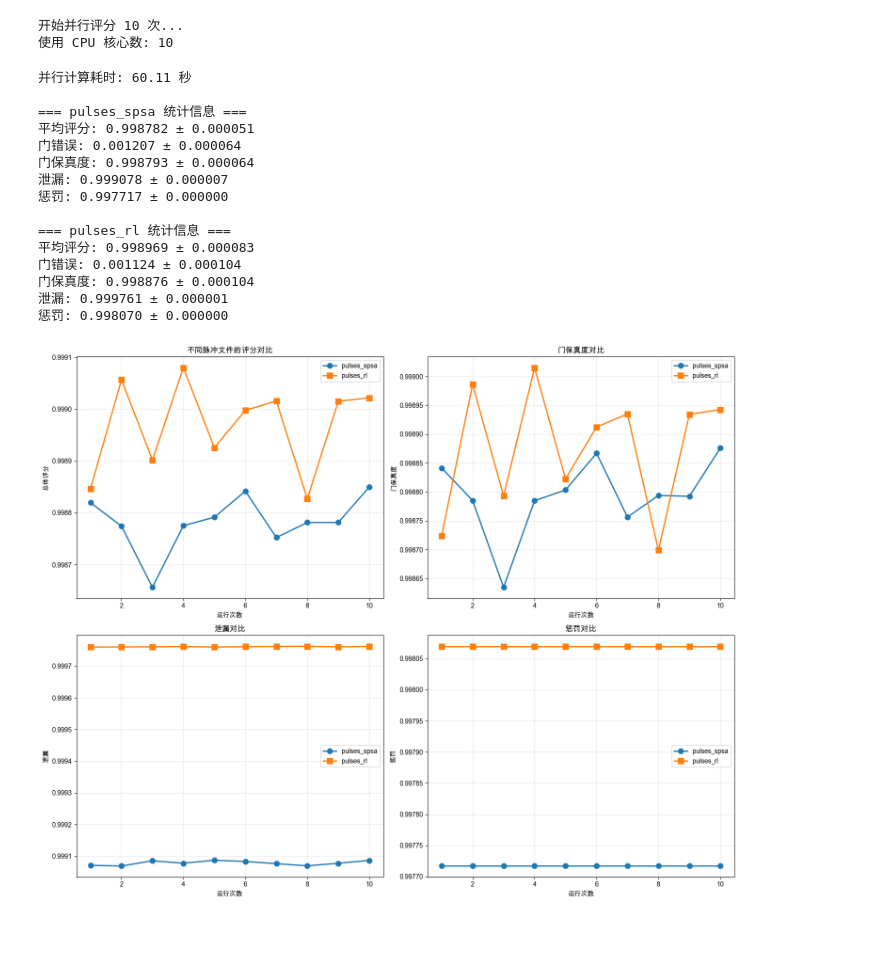
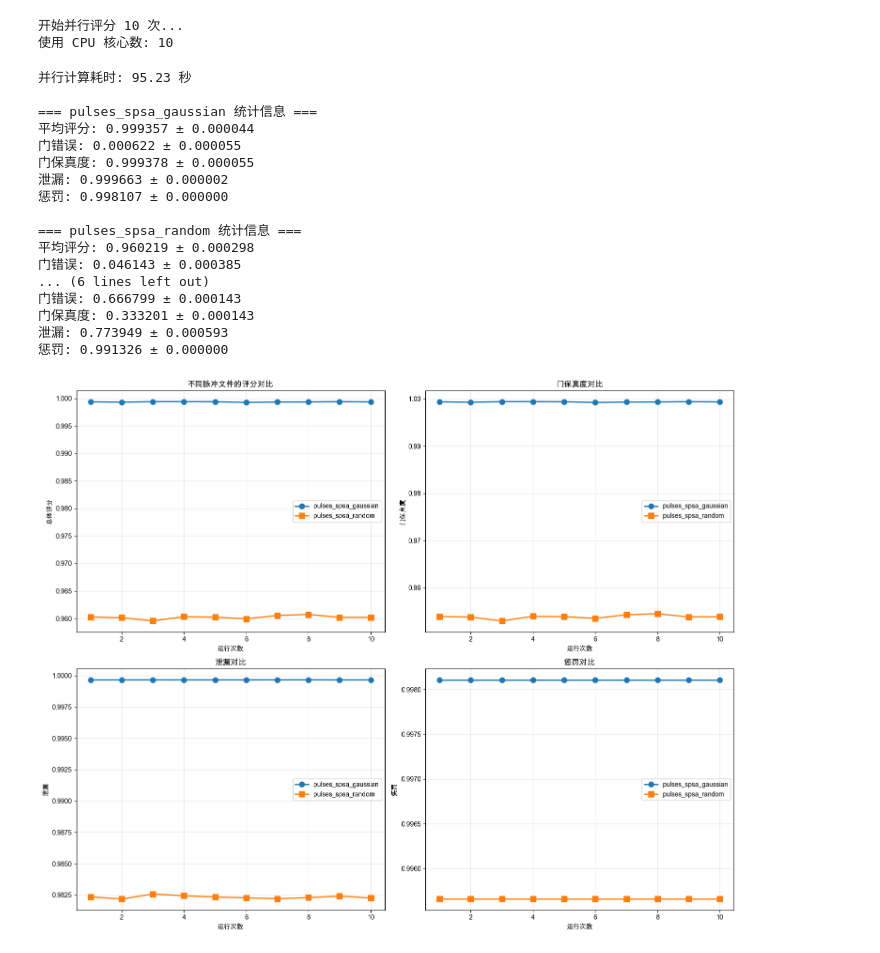
Before and after one commit to Leonardo-F/PulseOptimization, a Jupyter notebook: code/single_qubit/compare.ipynb, the cells around one changed output. Saved outputs shown, nothing was run; the diff lists cells and outputs as text; code cells hidden in the pictures.

```diff
--- a/code/single_qubit/compare.ipynb
+++ b/code/single_qubit/compare.ipynb
@@ -14,20 +25,11 @@ rcParams['axes.unicode_minus'] = False
 # %%
-
-# 运行次数
-iters_num = 10
-
-# 加载脉冲
-pulses_1 = np.load('results/pulses_spsa.npy')  # Shape: (30, 2)
-pulses_2 = np.load("results/pulses_rl.npy")
-
-phi = 0.0
-
 print(f"开始并行评分 {iters_num} 次...")
 print(f"使用 CPU 核心数: {cpu_count()}")
 
 # 准备并行计算参数
 args_list_1 = [(pulses_1, phi, False) for _ in range(iters_num)]
 args_list_2 = [(pulses_2, phi, False) for _ in range(iters_num)]
+args_list_3 = [(pulses_3, phi, False) for _ in range(iters_num)]
 
 # 使用多进程并行计算
 start_time = time.time()
@@ -35,6 +37,7 @@ with Pool() as pool:
     # 并行计算两组脉冲的评分
     results_1 = pool.map(evaluate_pulse, args_list_1)
     results_2 = pool.map(evaluate_pulse, args_list_2)
+    results_3 = pool.map(evaluate_pulse, args_list_3)
 end_time = time.time()
 
 # 提取结果
@@ -50,40 +53,55 @@ gate_fidelity_list_2 = [r[2] for r in results_2]
 leakage_list_2 = [r[3] for r in results_2]
 penalty_list_2 = [r[4] for r in results_2]
 
+score_list_3 = [r[0] for r in results_3]
+gate_error_list_3 = [r[1] for r in results_3]
+gate_fidelity_list_3 = [r[2] for r in results_3]
+leakage_list_3 = [r[3] for r in results_3]
+penalty_list_3 = [r[4] for r in results_3]
+
 print(f"并行计算耗时: {end_time - start_time:.2f} 秒")
 
 # 打印统计信息
-print("\n=== pulses_spsa 统计信息 ===")
+print("\n=== pulses_spsa_gaussian 统计信息 ===")
 print(f"平均评分: {np.mean(score_list_1):.6f} ± {np.std(score_list_1):.6f}")
 print(f"门错误: {np.mean(gate_error_list_1):.6f} ± {np.std(gate_error_list_1):.6f}")
 print(f"门保真度: {np.mean(gate_fidelity_list_1):.6f} ± {np.std(gate_fidelity_list_1):.6f}")
 print(f"泄漏: {np.mean(leakage_list_1):.6f} ± {np.std(leakage_list_1):.6f}")
 print(f"惩罚: {np.mean(penalty_list_1):.6f} ± {np.std(penalty_list_1):.6f}")
 
-print("\n=== pulses_rl 统计信息 ===")
+print("\n=== pulses_spsa_random 统计信息 ===")
 print(f"平均评分: {np.mean(score_list_2):.6f} ± {np.std(score_list_2):.6f}")
 print(f"门错误: {np.mean(gate_error_list_2):.6f} ± {np.std(gate_error_list_2):.6f}")
 print(f"门保真度: {np.mean(gate_fidelity_list_2):.6f} ± {np.std(gate_fidelity_list_2):.6f}")
 print(f"泄漏: {np.mean(leakage_list_2):.6f} ± {np.std(leakage_list_2):.6f}")
 print(f"惩罚: {np.mean(penalty_list_2):.6f} ± {np.std(penalty_list_2):.6f}")
+
+print("\n=== closed_system_pulses 统计信息 ===")
+print(f"平均评分: {np.mean(score_list_3):.6f} ± {np.std(score_list_3):.6f}")
+print(f"门错误: {np.mean(gate_error_list_3):.6f} ± {np.std(gate_error_list_3):.6f}")
+print(f"门保真度: {np.mean(gate_fidelity_list_3):.6f} ± {np.std(gate_fidelity_list_3):.6f}")
+print(f"泄漏: {np.mean(leakage_list_3):.6f} ± {np.std(leakage_list_3):.6f}")
+print(f"惩罚: {np.mean(penalty_list_3):.6f} ± {np.std(penalty_list_3):.6f}")
 # %% [output]
 开始并行评分 10 次...
 使用 CPU 核心数: 10
-并行计算耗时: 60.11 秒
+并行计算耗时: 95.23 秒
 
-=== pulses_spsa 统计信息 ===
-平均评分: 0.998782 ± 0.000051
-门错误: 0.001207 ± 0.000064
-门保真度: 0.998793 ± 0.000064
-泄漏: 0.999078 ± 0.000007
-惩罚: 0.997717 ± 0.000000
+=== pulses_spsa_gaussian 统计信息 ===
+平均评分: 0.999357 ± 0.000044
+门错误: 0.000622 ± 0.000055
+门保真度: 0.999378 ± 0.000055
+泄漏: 0.999663 ± 0.000002
+惩罚: 0.998107 ± 0.000000
 
-=== pulses_rl 统计信息 ===
-平均评分: 0.998969 ± 0.000083
-门错误: 0.001124 ± 0.000104
-门保真度: 0.998876 ± 0.000104
-泄漏: 0.999761 ± 0.000001
-惩罚: 0.998070 ± 0.000000
+=== pulses_spsa_random 统计信息 ===
+平均评分: 0.960219 ± 0.000298
+门错误: 0.046143 ± 0.000385
+... (6 lines left out)
+门错误: 0.666799 ± 0.000143
+门保真度: 0.333201 ± 0.000143
+泄漏: 0.773949 ± 0.000593
+惩罚: 0.991326 ± 0.000000
 # %%
 
 # 绘制详细结果
@@ -91,45 +109,45 @@ plt.figure(figsize=(15, 12))
 
 # 子图1: 评分对比
 plt.subplot(2, 2, 1)
-plt.plot(range(1, iters_num+1), score_list_1, 'o-', label='pulses_spsa', linewidth=2, markersize=8)
-plt.plot(range(1, iters_num+1), score_list_2, 's-', label='pulses_rl', linewidth=2, markersize=8)
+plt.plot(range(1, iters_num+1), score_list_1, 'o-', label='pulses_spsa_gaussian', linewidth=2, markersize=8)
+plt.plot(range(1, iters_num+1), score_list_2, 's-', label='pulses_spsa_random', linewidth=2, markersize=8)
 plt.xlabel('运行次数')
 plt.ylabel('总体评分')
 plt.title('不同脉冲文件的评分对比')
 plt.legend()
 plt.grid(True, alpha=0.3)
 
 # 子图2: 门保真度对比
 plt.subplot(2, 2, 2)
-plt.plot(range(1, iters_num+1), gate_fidelity_list_1, 'o-', label='pulses_spsa', linewidth=2, markersize=8)
-plt.plot(range(1, iters_num+1), gate_fidelity_list_2, 's-', label='pulses_rl', linewidth=2, markersize=8)
+plt.plot(range(1, iters_num+1), gate_fidelity_list_1, 'o-', label='pulses_spsa_gaussian', linewidth=2, markersize=8)
+plt.plot(range(1, iters_num+1), gate_fidelity_list_2, 's-', label='pulses_spsa_random', linewidth=2, markersize=8)
 plt.xlabel('运行次数')
 plt.ylabel('门保真度')
 plt.title('门保真度对比')
 plt.legend()
 plt.grid(True, alpha=0.3)
 
 # 子图3: 泄漏对比
 plt.subplot(2, 2, 3)
-plt.plot(range(1, iters_num+1), leakage_list_1, 'o-', label='pulses_spsa', linewidth=2, markersize=8)
-plt.plot(range(1, iters_num+1), leakage_list_2, 's-', label='pulses_rl', linewidth=2, markersize=8)
+plt.plot(range(1, iters_num+1), leakage_list_1, 'o-', label='pulses_spsa_gaussian', linewidth=2, markersize=8)
+plt.plot(range(1, iters_num+1), leakage_list_2, 's-', label='pulses_spsa_random', linewidth=2, markersize=8)
 plt.xlabel('运行次数')
 plt.ylabel('泄漏')
 plt.title('泄漏对比')
 plt.legend()
 plt.grid(True, alpha=0.3)
 
 # 子图4: 惩罚对比
 plt.subplot(2, 2, 4)
-plt.plot(range(1, iters_num+1), penalty_list_1, 'o-', label='pulses_spsa', linewidth=2, markersize=8)
-plt.plot(range(1, iters_num+1), penalty_list_2, 's-', label='pulses_rl', linewidth=2, markersize=8)
+plt.plot(range(1, iters_num+1), penalty_list_1, 'o-', label='pulses_spsa_gaussian', linewidth=2, markersize=8)
+plt.plot(range(1, iters_num+1), penalty_list_2, 's-', label='pulses_spsa_random', linewidth=2, markersize=8)
 plt.xlabel('运行次数')
 plt.ylabel('惩罚')
 plt.title('惩罚对比')
 plt.legend()
 plt.grid(True, alpha=0.3)
 
 plt.tight_layout()
 plt.show()
 # %% [output]
-[figure, old version]
+[figure, new version]
```
Also changed, not shown: parts of 5 cells of this notebook, 8 other files.
